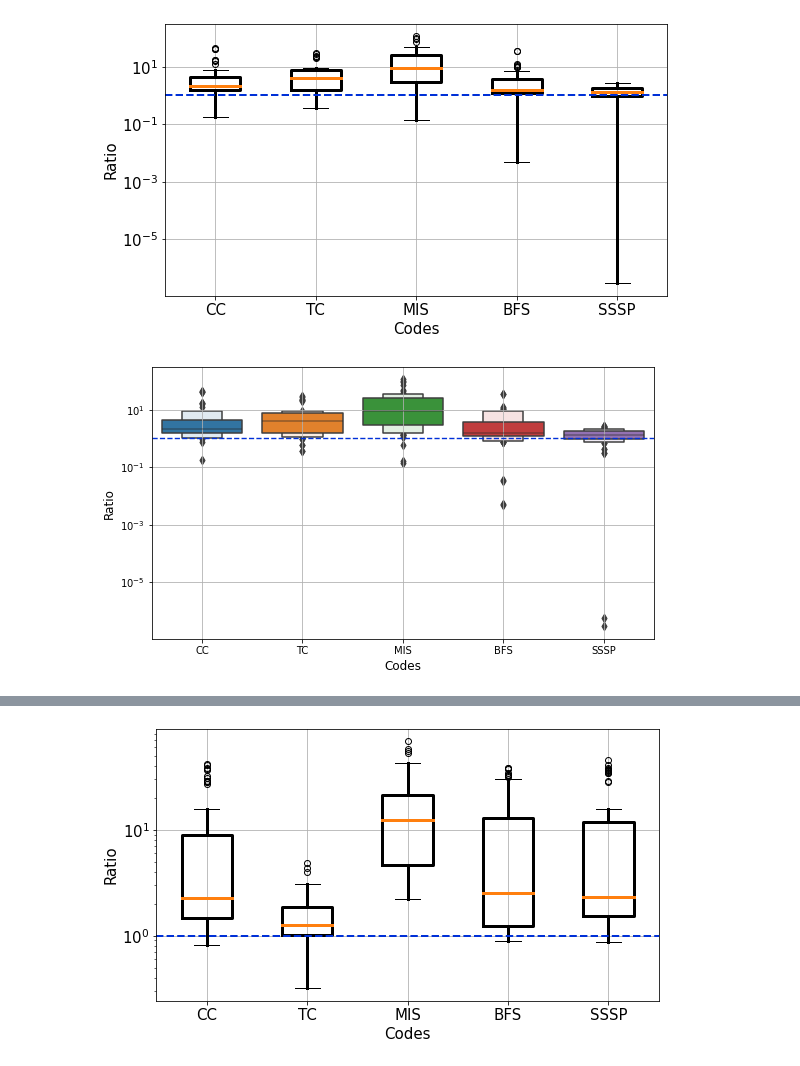
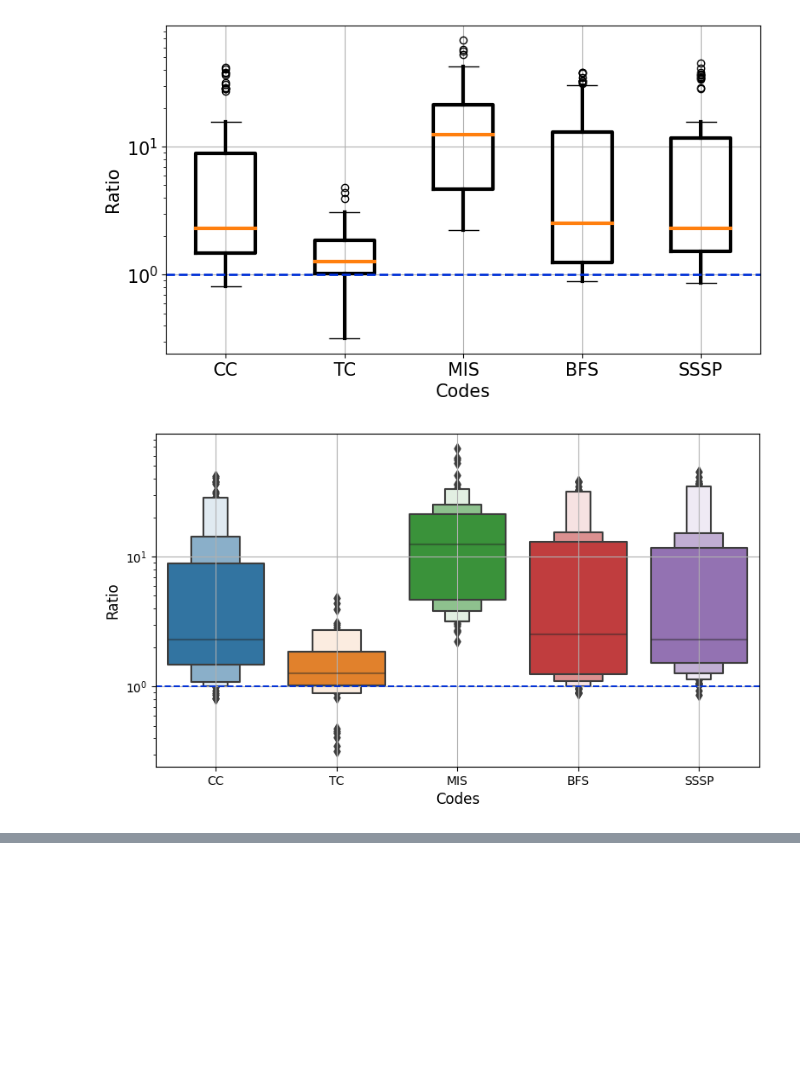
Before and after one commit to yiqianl/Parallelization-Artifact-SC23, a Jupyter notebook: analysis/analysis_cpp.ipynb, the cells around one changed output, grey strips where cells are left out. Drawn from its saved outputs; the diff is of its cells as text; code cells hidden in the pictures; blank space fills up the shorter version.

```diff
--- a/analysis/analysis_cpp.ipynb
+++ b/analysis/analysis_cpp.ipynb
@@ -129,7 +129,7 @@ def generate_dict(df, col_name, tag_name):
 
 
     new_key_list.append(new_key)
-  print(new_key_list)
+  # print(new_key_list)
   return (dict(zip(new_key_list, list(tmp_dict.values()))))
   # return [new_key_list, list(tmp_dict.values())]
 
@@ -150,12 +150,8 @@ def compute_ratio(dict1, dict2, tmp_col_name):
         val2 = (dict2[key])[0]
         if val2 == 0.000000:
           val2 = 0.0000004
-          print('Warning1! Find 0 throuphgts', key, tmp_col_name)
         ratio_dict[key] = val1 / val2
-        if ratio_dict[key] > 100:
-          print('!!! Very large ratio1', key, val1, val2, ratio_dict[key])
-      else:
-        print('ERROR1! Not find key %s %s', key, tmp_col_name)
+
   else:
     for key in dict2.keys():
       if key in dict1.keys():
@@ -163,12 +159,8 @@ def compute_ratio(dict1, dict2, tmp_col_name):
         val2 = (dict2[key])[0]
         if val2 == 0.000000:
           val2 = 0.0000004
-          print('Warning2! Find 0 throuphgts', key, tmp_col_name)
         ratio_dict[key] = val1 / val2
-        if ratio_dict[key] > 100:
-          print('!!! Very large ratio2', key, val1, val2, ratio_dict[key])
-      else:
-        print('ERROR2! Not find key %s %s', key, tmp_col_name)
+
   df = pd.DataFrame()
   df['filename'] = ratio_dict.keys()
   df[tmp_col_name] = ratio_dict.values()
@@ -316,12 +309,12 @@ def plot_ratio(algos, inputs, tags, csv_files, y_scale, device):
 ## declare inputs and data links
 inputs = ['_2d2e', '_co', '_ny',  '_rmat', '_soc']
 # %%
-bfs_cpp = ['../bfs_cpp.csv']
-cc_cpp = ['../cc_cpp.csv']
-mis_cpp = ['../mis_cpp.csv']
-pr_cpp = ['../pr_cpp.csv']
-sssp_cpp = ['../sssp_cpp.csv']
-tc_cpp = ['../tc_cpp.csv']
+bfs_cpp = ['bfs_cpp.csv']
+cc_cpp = ['cc_cpp.csv']
+mis_cpp = ['mis_cpp.csv']
+pr_cpp = ['pr_cpp.csv']
+sssp_cpp = ['sssp_cpp.csv']
+tc_cpp = ['tc_cpp.csv']
 # %%
-plot_ratio(['cc', 'tc', 'mis', 'bfs', 'sssp'], ['_all'], ['_V', '_E'], [cc_cpp, tc_cpp, mis_cpp, bfs_cpp, sssp_cpp], 'log', 'OpenMP')
+plot_ratio(['cc', 'tc', 'mis', 'bfs', 'sssp'], ['_all'], ['_V', '_E'], [cc_cpp, tc_cpp, mis_cpp, bfs_cpp, sssp_cpp], 'log', 'CPP')
 # %% [output]
@@ -345,2 +322,2 @@ ERROR2! Not find key %s %s omp_32_soc_CC_OMP_Topo_IntType_ReadModifyWrite_Defaul
-[figure, old version]
+[figure, new version]
-[figure, old version]
+[figure, new version]
@@ -358 +323,0 @@ all_OpenMP
-[figure, removed]
```
Also changed, not shown: parts of 9 cells of this notebook, 2 other files.
